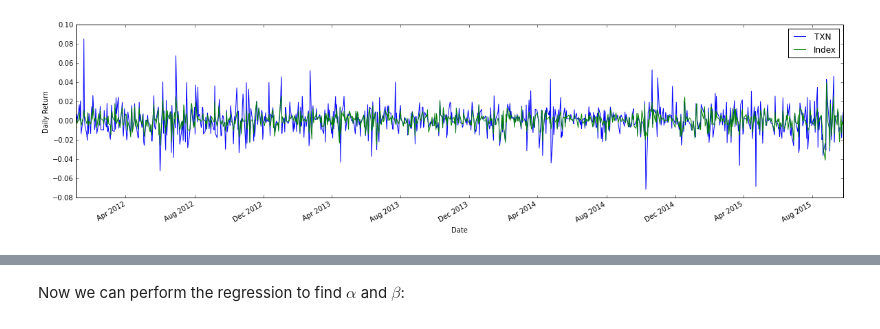
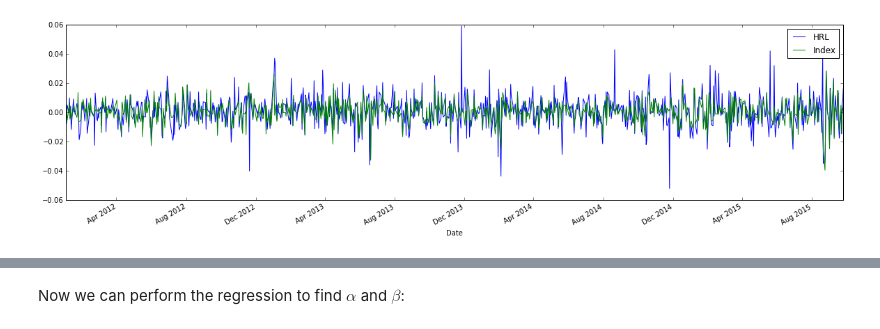
Before and after one commit to Estinox/coding-practices, a Jupyter notebook: ipython_notebooks/TXN_HRL.ipynb, the cells around one changed output, grey strips where cells are left out. Cells and saved outputs as stored; diff of their text form; code cells hidden in the pictures.

```diff
--- a/ipython_notebooks/TXN_HRL.ipynb
+++ b/ipython_notebooks/TXN_HRL.ipynb
@@ -17,6 +17,7 @@ txn = web.DataReader("TXN", 'yahoo', start, end)
 # Hormel Foods Corp (NYSE:HRL)
 hrl = web.DataReader("HRL", 'yahoo', start, end)
 # %%
-index = web.DataReader("SPY", 'yahoo', start, end)
+semiconductors = web.DataReader("IYW", 'yahoo', start, end)
+consumer_goods = web.DataReader("IYK", 'yahoo', start, end)
 # %%
 
@@ -49,10 +72,8 @@ axes[2].set_title('SPY')
 # %%
 plt.figure(figsize=(20,5))
-txn['Close'].pct_change()[1:].plot(label='TXN')
-index['Close'].pct_change()[1:].plot(label='Index')
-
-plt.ylabel('Daily Return')
+hrl['Close'].pct_change()[1:].plot(label='HRL')
+consumer_goods['Close'].pct_change()[1:].plot(label='Index')
 plt.legend()
 plt.show()
 # %% [output]
-[figure, old version]
+[figure, new version]
```
Also changed, not shown: parts of 6 cells of this notebook.
